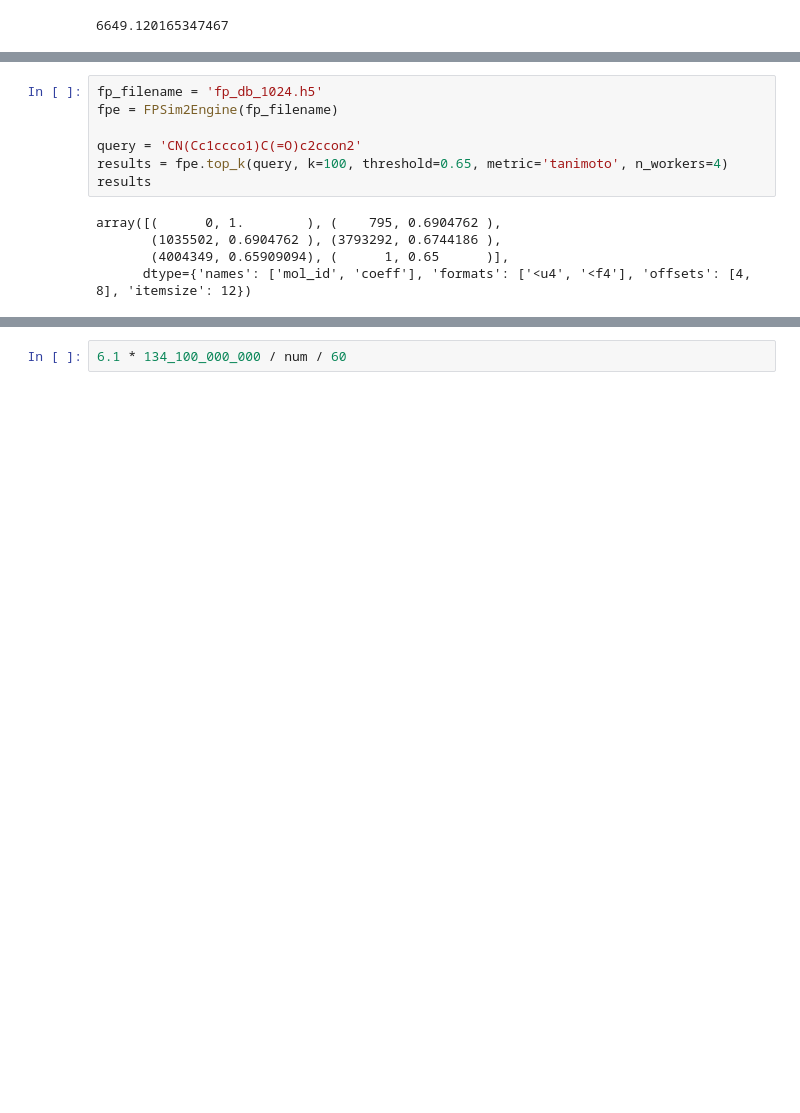
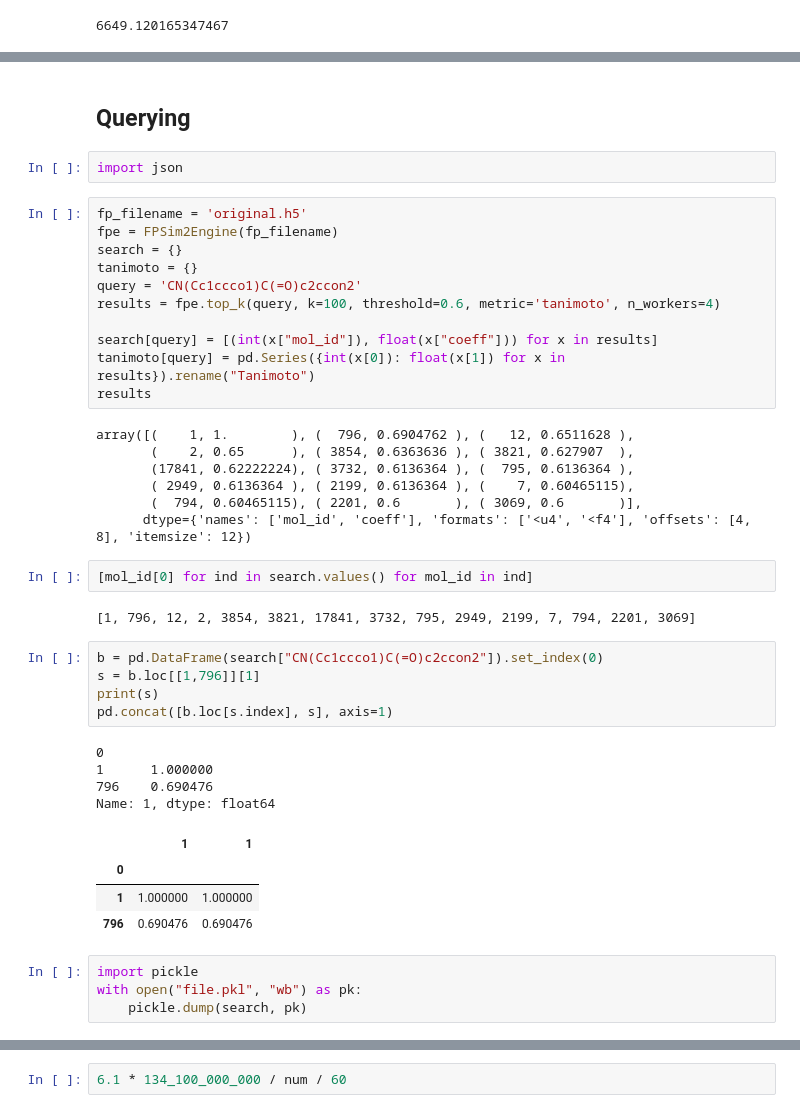
Before and after one commit to zaky02/LibMiner, a Jupyter notebook: clean/cluster_search.ipynb, the cells around one changed output, grey strips where cells are left out. Saved outputs shown, nothing was run; the diff lists cells and outputs as text; blank space fills up the shorter version.

```diff
--- a/clean/cluster_search.ipynb
+++ b/clean/cluster_search.ipynb
@@ -1521,12 +1726,44 @@ os.path.getsize('fp_db.h5')/1024
+# %% [markdown]
+## Querying
+# %%
+import json
 # %%
-fp_filename = 'fp_db_1024.h5'
+fp_filename = 'original.h5'
 fpe = FPSim2Engine(fp_filename)
+search = {}
+tanimoto = {}
+query = 'CN(Cc1ccco1)C(=O)c2ccon2'
+results = fpe.top_k(query, k=100, threshold=0.6, metric='tanimoto', n_workers=4)
 
-query = 'CN(Cc1ccco1)C(=O)c2ccon2'
-results = fpe.top_k(query, k=100, threshold=0.65, metric='tanimoto', n_workers=4)
+search[query] = [(int(x["mol_id"]), float(x["coeff"])) for x in results]
+tanimoto[query] = pd.Series({int(x[0]): float(x[1]) for x in results}).rename("Tanimoto")
 results
 # %% [output]
-array([(      0, 1.        ), (    795, 0.6904762 ),
-       (1035502, 0.6904762 ), (3793292, 0.6744186 ),
-       (4004349, 0.65909094), (      1, 0.65      )],
+array([(    1, 1.        ), (  796, 0.6904762 ), (   12, 0.6511628 ),
+       (    2, 0.65      ), ( 3854, 0.6363636 ), ( 3821, 0.627907  ),
+       (17841, 0.62222224), ( 3732, 0.6136364 ), (  795, 0.6136364 ),
+       ( 2949, 0.6136364 ), ( 2199, 0.6136364 ), (    7, 0.60465115),
+       (  794, 0.60465115), ( 2201, 0.6       ), ( 3069, 0.6       )],
       dtype={'names': ['mol_id', 'coeff'], 'formats': ['<u4', '<f4'], 'offsets': [4, 8], 'itemsize': 12})
+# %%
+[mol_id[0] for ind in search.values() for mol_id in ind]
+# %% [output]
+[1, 796, 12, 2, 3854, 3821, 17841, 3732, 795, 2949, 2199, 7, 794, 2201, 3069]
+# %%
+b = pd.DataFrame(search["CN(Cc1ccco1)C(=O)c2ccon2"]).set_index(0)
+s = b.loc[[1,796]][1]
+print(s)
+pd.concat([b.loc[s.index], s], axis=1)
+# %% [output]
+0
+1      1.000000
+796    0.690476
+Name: 1, dtype: float64
+|  | 1 | 1 |
+| 0 |  |  |
+| 1 | 1.000000 | 1.000000 |
+| 796 | 0.690476 | 0.690476 |
+# %%
+import pickle
+with open("file.pkl", "wb") as pk:
+    pickle.dump(search, pk)
```
Also changed, not shown: parts of 95 cells of this notebook, 3 other files.
